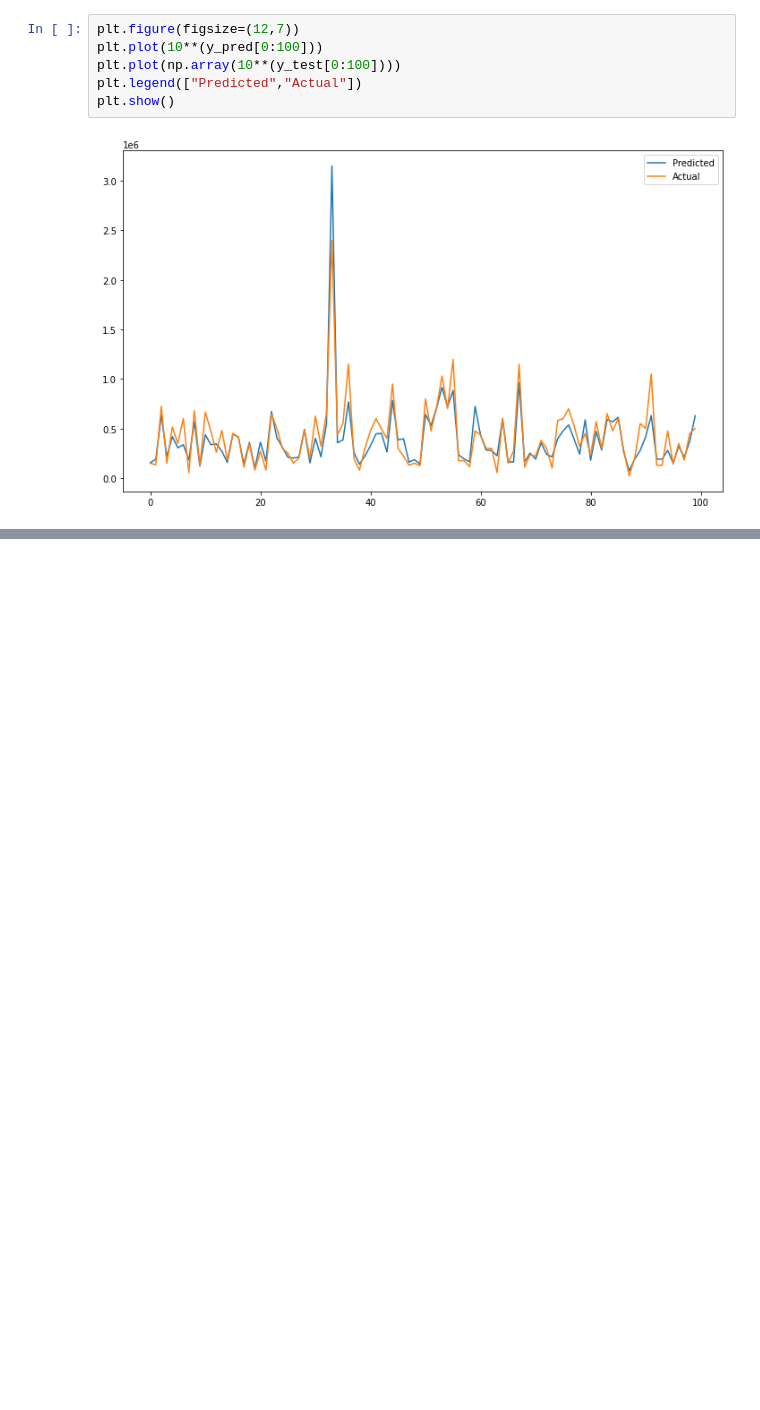
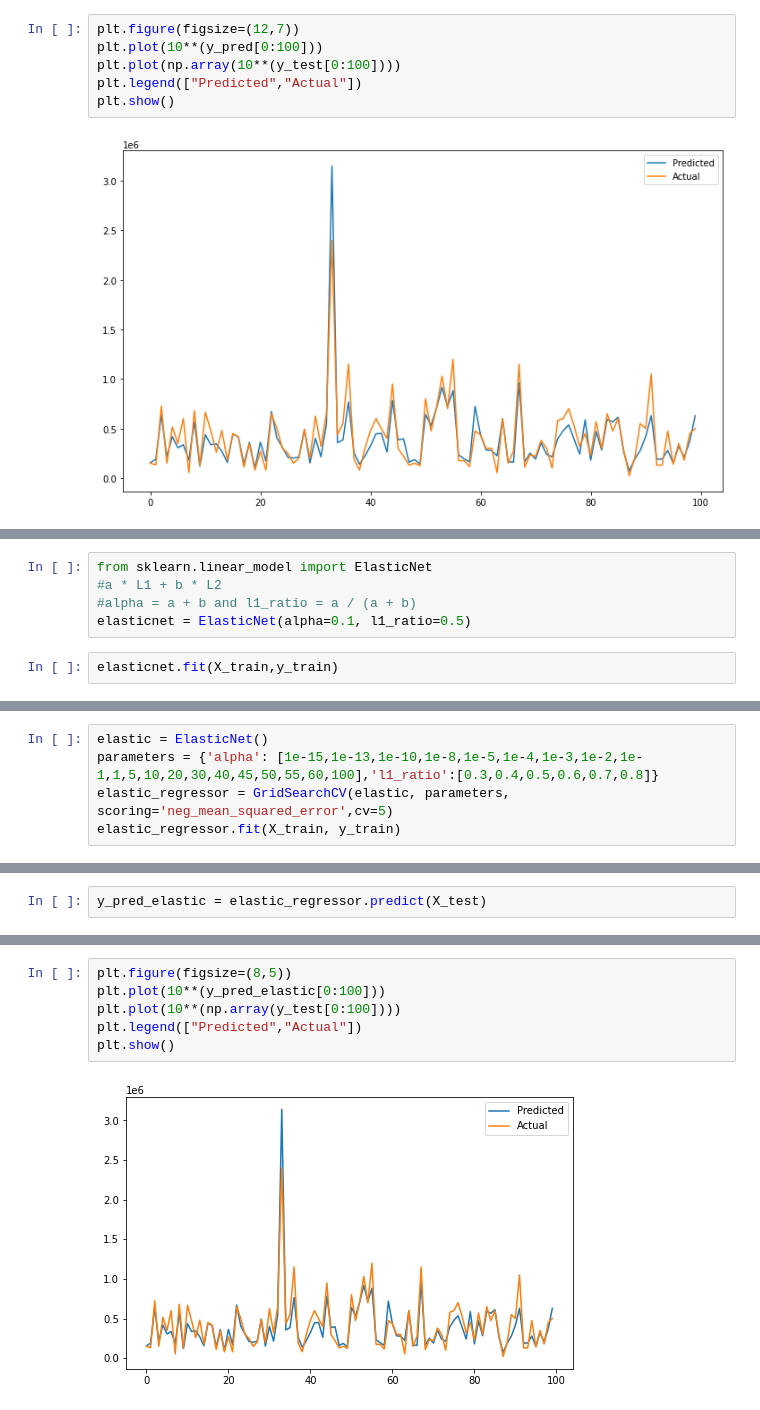
Before and after one commit to ajinkyajumde/Linear_Regression, a Jupyter notebook: Copy_of_Self_Project_Linear_Regression_(Car_Dekho).ipynb, the cells around one changed output, grey strips where cells are left out. Saved outputs shown, nothing was run; the diff lists cells and outputs as text; blank space fills up the shorter version.

```diff
--- a/Copy_of_Self_Project_Linear_Regression_(Car_Dekho).ipynb
+++ b/Copy_of_Self_Project_Linear_Regression_(Car_Dekho).ipynb
@@ -488,0 +622,7 @@ plt.show()
+# %%
+from sklearn.linear_model import ElasticNet
+#a * L1 + b * L2
+#alpha = a + b and l1_ratio = a / (a + b)
+elasticnet = ElasticNet(alpha=0.1, l1_ratio=0.5)
+# %%
+elasticnet.fit(X_train,y_train)
@@ -488,0 +652,5 @@ plt.show()
+# %%
+elastic = ElasticNet()
+parameters = {'alpha': [1e-15,1e-13,1e-10,1e-8,1e-5,1e-4,1e-3,1e-2,1e-1,1,5,10,20,30,40,45,50,55,60,100],'l1_ratio':[0.3,0.4,0.5,0.6,0.7,0.8]}
+elastic_regressor = GridSearchCV(elastic, parameters, scoring='neg_mean_squared_error',cv=5)
+elastic_regressor.fit(X_train, y_train)
@@ -488,0 +671,2 @@ plt.show()
+# %%
+y_pred_elastic = elastic_regressor.predict(X_test)
@@ -488,0 +688,8 @@ plt.show()
+# %%
+plt.figure(figsize=(8,5))
+plt.plot(10**(y_pred_elastic[0:100]))
+plt.plot(10**(np.array(y_test[0:100])))
+plt.legend(["Predicted","Actual"])
+plt.show()
+# %% [output]
+[figure, added]
```
Also changed, not shown: parts of 25 cells of this notebook.
